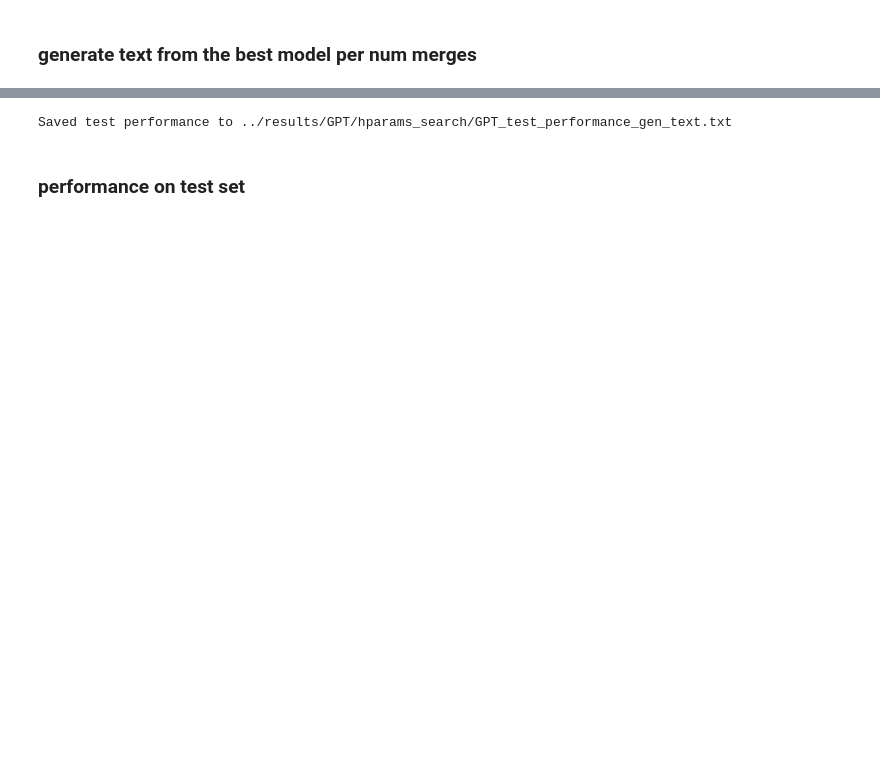
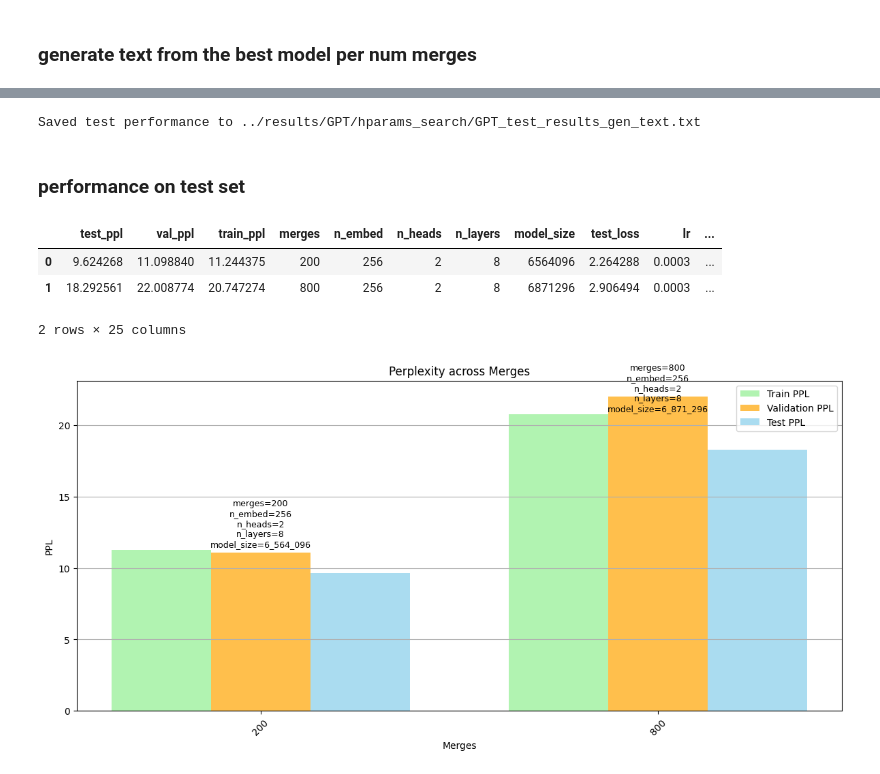
Before and after one commit to MoAljam/Language_Models, a Jupyter notebook: notebooks/gpt_hparams.ipynb, the cells around one changed output, grey strips where cells are left out. Saved outputs shown, nothing was run; the diff lists cells and outputs as text; code cells hidden in the pictures; blank space fills up the shorter version.

```diff
--- a/notebooks/gpt_hparams.ipynb
+++ b/notebooks/gpt_hparams.ipynb
@@ -461,16 +459,16 @@ for merges in best_per_merges["merges"].unique():
     test_runs.append({
         "test_loss": test_avg_loss,
         "test_ppl": test_ppl,
-        "val_ppl": best_row["val_ppl"],
-        "train_ppl": best_row["train_ppl"],
+        **best_row.to_dict(),
         "merges": merges,
         "lr": full_cfg_['optimizer']['lr'],
         "dropout": full_cfg_['model']['cfg']['dropout'],
-        "model_params_count": full_cfg_['model']['model_size'],
+        "model_size": full_cfg_['model']['model_size'],
         "run_name": run_name,
         "ckpt_path": ckpt_path,
         "generated_text_sample": decode(generated_ids[0].tolist()),
         "context": context,
+        # inlcude all values from best_row
     })
 test_runs = pd.DataFrame(test_runs)
 test_runs = test_runs.sort_values(by="test_ppl").reset_index(drop=True)
@@ -478,6 +498,6 @@ display(test_runs)
 # %%
 # save test text outputs to txt file
-test_performance_file = os.path.join(RESULTS_DIR, "GPT_test_performance_gen_text.txt")
+test_performance_file = os.path.join(RESULTS_DIR, "GPT_test_results_gen_text.txt")
 with open(test_performance_file, "w", encoding="utf-8") as f:
     f.write(f"Test performance of best models per merges from hparams search:\n")
     f.write(f"test generation format:\n")
@@ -485,7 +505,7 @@ with open(test_performance_file, "w", encoding="utf-8") as f:
     f.write("="*120 + "\n\n")
     for idx, run in test_runs.iterrows():
         f.write(f"merges={run['merges']}, lr={run['lr']:.6e}, dropout={run['dropout']}\n")
-        f.write(f"model parameters count: {run['model_params_count']}\n")
+        f.write(f"model parameters count: {run['model_size']}\n")
         f.write(f"Test PPL: {run['test_ppl']:.2f}, val PPL: {run['val_ppl']:.2f}, train PPL: {run.get('train_ppl', None)}\n")
         f.write(f"\n>>>> {run['context']}\n{'-'*20}\n")
         f.write(f"<<<< {run['generated_text_sample']}\n")
@@ -493,33 +513,45 @@ with open(test_performance_file, "w", encoding="utf-8") as f:
     print(f"Saved test performance to {test_performance_file}")
     f.close()
 # %% [output]
-Saved test performance to ../results/GPT/hparams_search/GPT_test_performance_gen_text.txt
+Saved test performance to ../results/GPT/hparams_search/GPT_test_results_gen_text.txt
 # %% [markdown]
 ### performance on test set
 # %%
-display(test_runs[['merges', 'lr', 'dropout', 'train_ppl', 'val_ppl', 'test_ppl']])
-test_runs[['merges', 'lr', 'dropout', 'train_ppl', 'val_ppl', 'test_ppl']].to_csv(\
-    os.path.join(RESULTS_DIR, "GPT_test_performance.csv"), index=False)
+# reorder columns
+front_columns = ['test_ppl', 'val_ppl', 'train_ppl', 'merges', 'n_embed', "n_heads", 'n_layers', 'model_size']
+test_runs = test_runs[front_columns + [c for c in test_runs.columns if c not in front_columns]]
+display(test_runs)
+# save test results to csv
+test_runs.to_csv(os.path.join(RESULTS_DIR, "GPT_test_results.csv"), index=False)
 
 x = np.arange(len(best_per_merges['merges']))
 width = 0.25
 
 fig, ax = plt.subplots(figsize=(12, 6))
 ax.bar(x - width, best_per_merges['train_ppl'], width, label="Train PPL", color="lightgreen", alpha=0.7)
 ax.bar(x,         best_per_merges['val_ppl'],   width, label="Validation PPL", color="orange", alpha=0.7)
 ax.bar(x + width, test_runs['test_ppl'],  width, label="Test PPL", color="skyblue", alpha=0.7)
 
-# annotate the bars with the values with lr and dropout
-for i, (lr, dropout) in enumerate(zip(best_per_merges['lr'], best_per_merges['dropout'])):
-    ax.text(i,         best_per_merges['val_ppl'][i] + 0.1, f"lr={lr:.1e}\ndropout={dropout:.2f}", ha='center', va='bottom', fontsize=9)
+# annotate the bars with the values of front_columns without the test_ppl, val_ppl, train_ppl
+for i, row in best_per_merges.iterrows():
+    annotations = [f"{col}={row[col]:.4e}" if isinstance(row[col], float) else f"{col}={row[col]:_}"
+                   for col in front_columns if col not in ['test_ppl', 'val_ppl', 'train_ppl']]
+    annotation_text = "\n".join(annotations)
+    ax.text(i, best_per_merges['train_ppl'][i] + 0.1, annotation_text, ha='center', va='bottom', fontsize=9)
 
 ax.set_xticks(x)
 ax.set_xticklabels(best_per_merges['merges'], rotation=45)
 ax.set_title("Perplexity across Merges")
 ax.set_xlabel("Merges")
 ax.set_ylabel("PPL")
 ax.grid(True, axis='y')
 ax.legend()
 plt.tight_layout()
 plt.savefig(os.path.join(RESULTS_DIR, "GPT_test_results_ppl.png"), dpi=150, bbox_inches="tight")
 plt.show()
+# %% [output]
+|  | test_ppl | val_ppl | train_ppl | merges | n_embed | n_heads | n_layers | model_size | test_loss | lr | ... |
+| 0 | 9.624268 | 11.098840 | 11.244375 | 200 | 256 | 2 | 8 | 6564096 | 2.264288 | 0.0003 | ... |
+| 1 | 18.292561 | 22.008774 | 20.747274 | 800 | 256 | 2 | 8 | 6871296 | 2.906494 | 0.0003 | ... |
+2 rows × 25 columns
+[figure, added]
```
Also changed, not shown: parts of 7 cells of this notebook, 34 other files.
